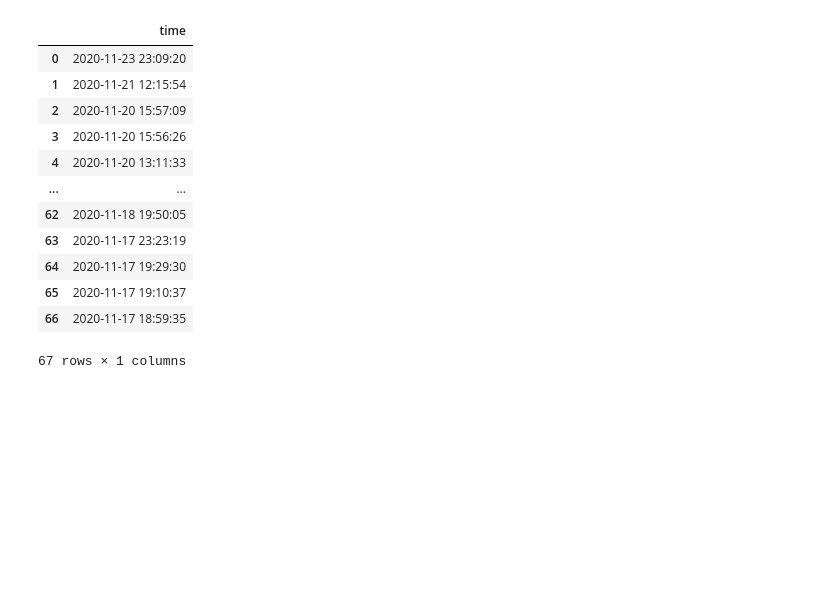
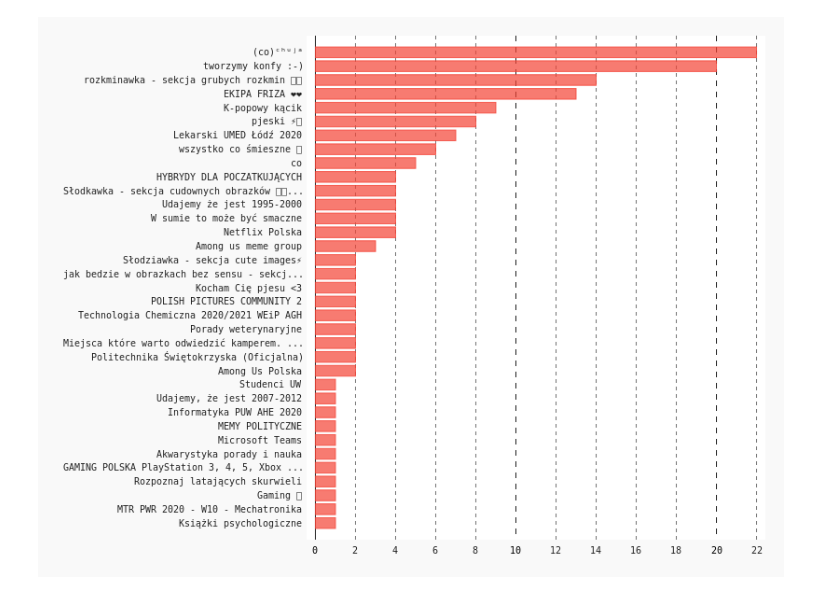
Before and after one commit to klima7/Social-Insight, a Jupyter notebook: analytics/notebooks/Analitics5.ipynb, the cells around one changed output. Drawn from its saved outputs; the diff is of its cells as text; code cells hidden in the pictures; blank space fills up the shorter version.

Commit message:
Wykres interakcji z grupami

```diff
--- a/analytics/notebooks/Analitics5.ipynb
+++ b/analytics/notebooks/Analitics5.ipynb
@@ -48,18 +48,45 @@ with zp.ZipFile(zip_path) as zip_file:
 #             like_table = pd.concat([like_table, temp_table])
     except:
         pass
-group_join
-# %% [output]
-|  | time |
-| 0 | 2020-11-23 23:09:20 |
-| 1 | 2020-11-21 12:15:54 |
-| 2 | 2020-11-20 15:57:09 |
-| 3 | 2020-11-20 15:56:26 |
-| 4 | 2020-11-20 13:11:33 |
-| ... | ... |
-| 62 | 2020-11-18 19:50:05 |
-| 63 | 2020-11-17 23:23:19 |
-| 64 | 2020-11-17 19:29:30 |
-| 65 | 2020-11-17 19:10:37 |
-| 66 | 2020-11-17 18:59:35 |
-67 rows × 1 columns
+# %%
+group_interactions = None
+with zp.ZipFile(zip_path) as zip_file:
+    folders = _aux_get_structure(zip_file)
+    try:
+#     if True:
+        with zip_file.open('interactions/groups.json') as f:
+            jdata = json.loads(f.read())
+
+            names = []
+            values = []
+
+            regx = re.compile(r'^(\d+)')
+            for huh in jdata['group_interactions']:
+                for i in huh['entries']:
+                    value = re.findall(regx, i['data']['value'])
+                    if len(value) == 0:
+                        continue
+
+                    values.append(int(value[0]))
+                    names.append(i['data']['name'].encode('latin1').decode('utf8'))
+            group_interactions = pd.DataFrame({'name': names, 'value': values})
+    except Exception as e:
+        print('aaa', e)
+        pass
+# %%
+# group_interactions
+MAX_GROUP_COUNT = 40
+MAX_TITLE_LEN = 40
+
+def shorten_title(s):
+    if len(s) > MAX_TITLE_LEN:
+        s = s[:MAX_TITLE_LEN] + '...'
+    return s
+
+group_inter = group_interactions.sort_values(by='value').tail(MAX_GROUP_COUNT)
+
+group_chart = pygal.HorizontalBar(show_legend=False)
+group_chart.x_labels = list(map(shorten_title, list(group_inter.name)))
+group_chart.add('', list(group_inter.value))
+# %% [output]
+[figure, added]
```
Also changed, not shown: 2 other files.
